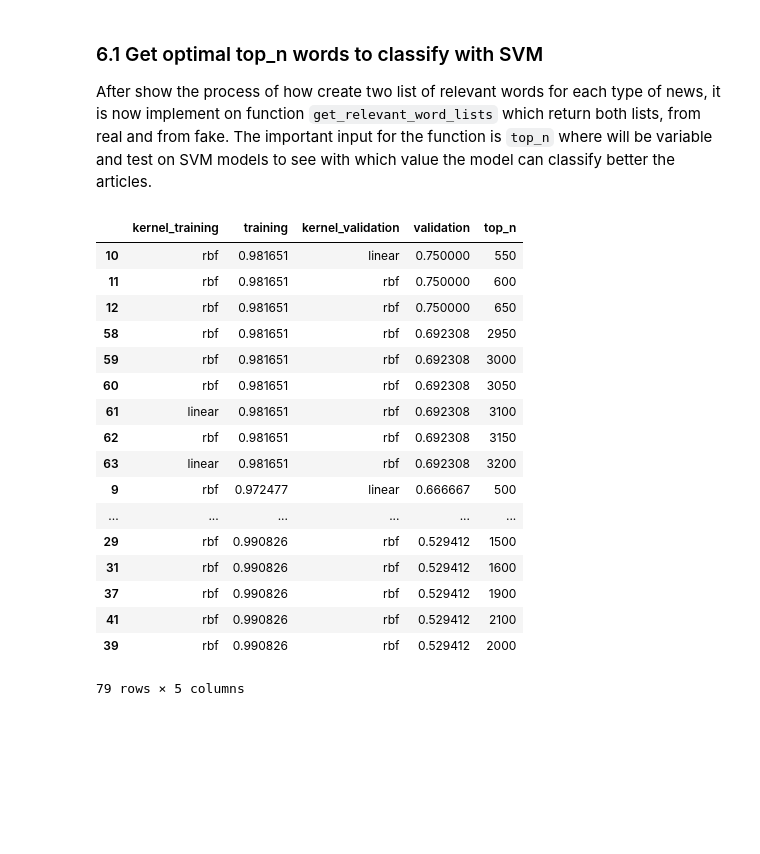
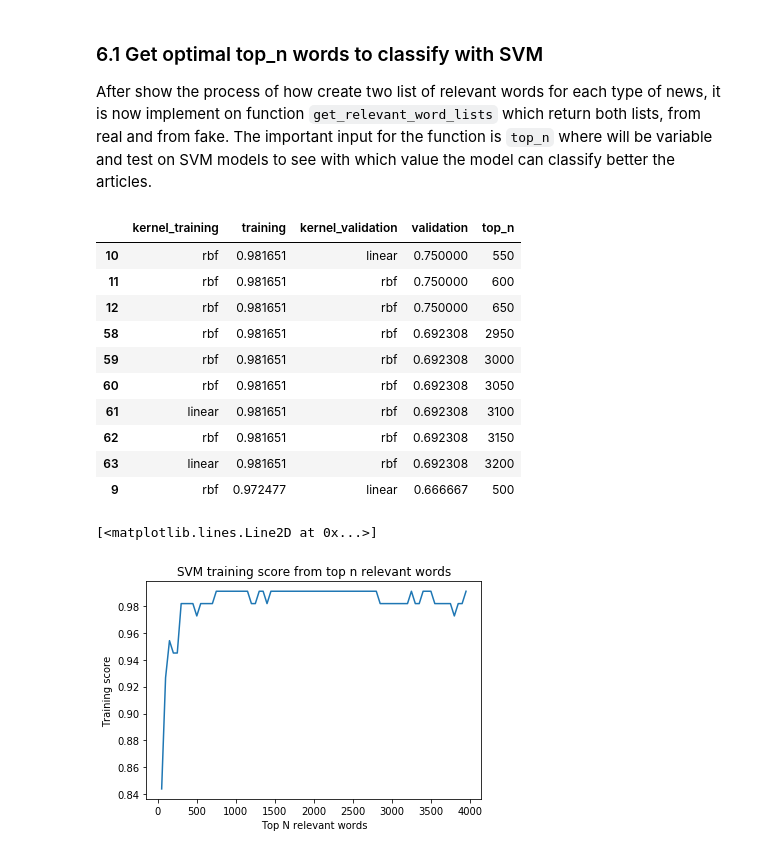
Before and after one commit to FNClassificator/FNC, a Jupyter notebook: src/fake_news_detector/notebooks/experiment_2/experiment3.ipynb, the cells around one changed output. Cells and saved outputs as stored; diff of their text form; code cells hidden in the pictures; blank space fills up the shorter version.

```diff
--- a/src/fake_news_detector/notebooks/experiment_2/experiment3.ipynb
+++ b/src/fake_news_detector/notebooks/experiment_2/experiment3.ipynb
@@ -289,23 +327,31 @@ for top_n in top_n_values:
     all_scores.append(scores)
 # %%
 df_scores = pd.DataFrame(data=all_scores, columns=['kernel_training', 'training', 'kernel_validation', 'validation', 'top_n'])
-df_scores.sort_values(['validation'], ascending=[False])
+df_sorted = df_scores.sort_values(['validation'], ascending=[False])
+df_sorted[:10]
 # %% [output]
 |  | kernel_training | training | kernel_validation | validation | top_n |
 | 10 | rbf | 0.981651 | linear | 0.750000 | 550 |
 | 11 | rbf | 0.981651 | rbf | 0.750000 | 600 |
 | 12 | rbf | 0.981651 | rbf | 0.750000 | 650 |
 | 58 | rbf | 0.981651 | rbf | 0.692308 | 2950 |
 | 59 | rbf | 0.981651 | rbf | 0.692308 | 3000 |
 | 60 | rbf | 0.981651 | rbf | 0.692308 | 3050 |
 | 61 | linear | 0.981651 | rbf | 0.692308 | 3100 |
 | 62 | rbf | 0.981651 | rbf | 0.692308 | 3150 |
 | 63 | linear | 0.981651 | rbf | 0.692308 | 3200 |
 | 9 | rbf | 0.972477 | linear | 0.666667 | 500 |
-| ... | ... | ... | ... | ... | ... |
-| 29 | rbf | 0.990826 | rbf | 0.529412 | 1500 |
-| 31 | rbf | 0.990826 | rbf | 0.529412 | 1600 |
-| 37 | rbf | 0.990826 | rbf | 0.529412 | 1900 |
-| 41 | rbf | 0.990826 | rbf | 0.529412 | 2100 |
-| 39 | rbf | 0.990826 | rbf | 0.529412 | 2000 |
-79 rows × 5 columns
+# %%
+fig = plt.figure()
+ax = plt.axes()
+
+x = df_scores['top_n'].values
+y = df_scores['training'].values
+
+plt.title('SVM training score from top n relevant words')
+plt.ylabel('Training score')
+plt.xlabel('Top N relevant words')
+ax.plot(x, y)
+# %% [output]
+[<matplotlib.lines.Line2D at 0x...>]
+[figure, added]
```
Also changed, not shown: parts of 7 cells of this notebook, 8 other files.
